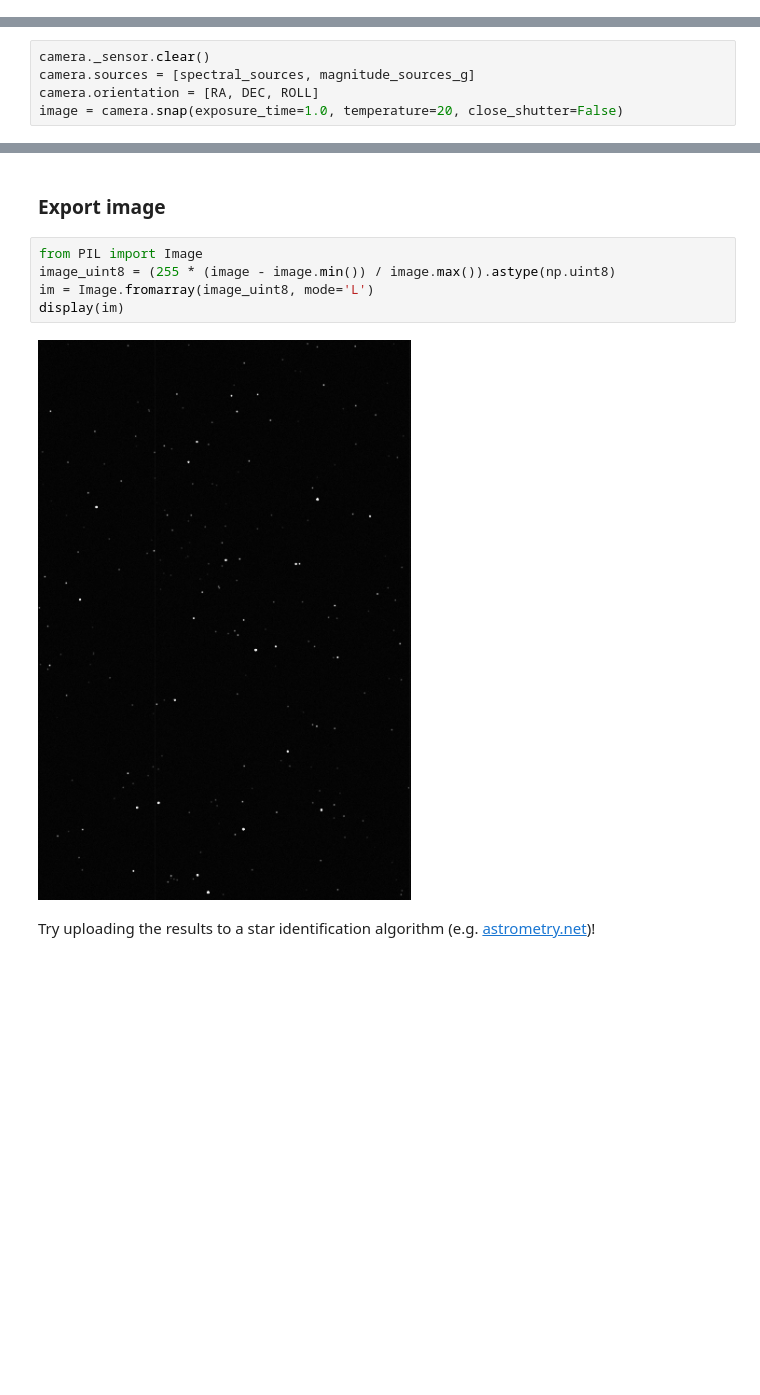
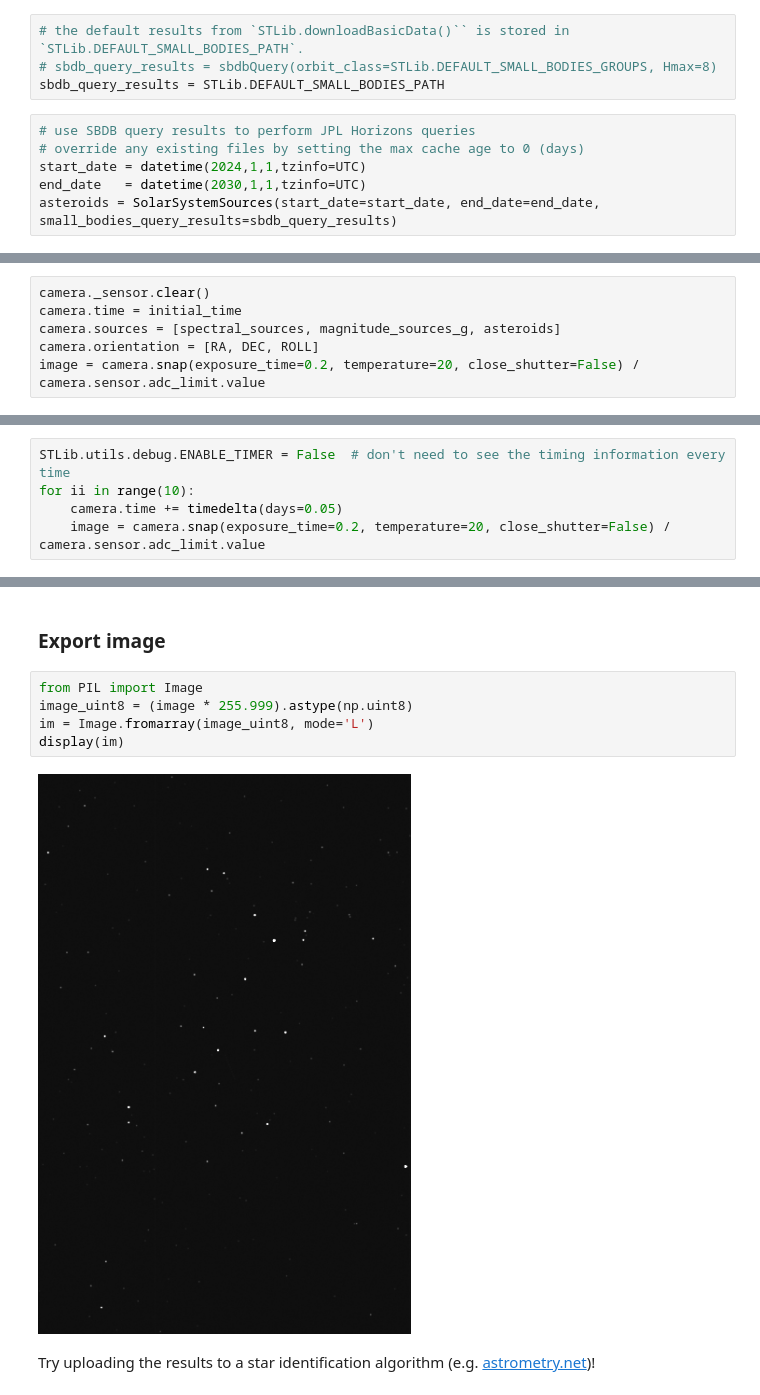
Before and after one commit to TigerHou2/StarSim, a Jupyter notebook: examples/gaia.ipynb, the cells around one changed output, grey strips where cells are left out. Saved outputs shown, nothing was run; the diff lists cells and outputs as text; blank space fills up the shorter version.

```diff
--- a/examples/gaia.ipynb
+++ b/examples/gaia.ipynb
@@ -233,8 +265,19 @@ magnitude_sources_g = MagnitudeSources(
+# %%
+# the default results from `STLib.downloadBasicData()`` is stored in `STLib.DEFAULT_SMALL_BODIES_PATH`.
+# sbdb_query_results = sbdbQuery(orbit_class=STLib.DEFAULT_SMALL_BODIES_GROUPS, Hmax=8)
+sbdb_query_results = STLib.DEFAULT_SMALL_BODIES_PATH
+# %%
+# use SBDB query results to perform JPL Horizons queries
+# override any existing files by setting the max cache age to 0 (days)
+start_date = datetime(2024,1,1,tzinfo=UTC)
+end_date   = datetime(2030,1,1,tzinfo=UTC)
+asteroids = SolarSystemSources(start_date=start_date, end_date=end_date, small_bodies_query_results=sbdb_query_results)
 # %% [markdown]
 ### Generate image
 # %%
 camera._sensor.clear()
-camera.sources = [spectral_sources, magnitude_sources_g]
+camera.time = initial_time
+camera.sources = [spectral_sources, magnitude_sources_g, asteroids]
 camera.orientation = [RA, DEC, ROLL]
-image = camera.snap(exposure_time=1.0, temperature=20, close_shutter=False)
+image = camera.snap(exposure_time=0.2, temperature=20, close_shutter=False) / camera.sensor.adc_limit.value
 # %% [output]
@@ -242,3 +288,8 @@ Function '_applyPSF' took 1.936 seconds.
+# %%
+STLib.utils.debug.ENABLE_TIMER = False  # don't need to see the timing information every time
+for ii in range(10):
+    camera.time += timedelta(days=0.05)
+    image = camera.snap(exposure_time=0.2, temperature=20, close_shutter=False) / camera.sensor.adc_limit.value
 # %%
 fig, ax = plt.subplots()
 im = ax.imshow(image, norm=LogNorm())
@@ -251,11 +302,11 @@ plt.show()
 ### Export image
 # %%
 from PIL import Image
-image_uint8 = (255 * (image - image.min()) / image.max()).astype(np.uint8)
+image_uint8 = (image * 255.999).astype(np.uint8)
 im = Image.fromarray(image_uint8, mode='L')
 display(im)
 # %% [output]
-[figure, old version]
+[figure, new version]
 # %% [markdown]
 Try uploading the results to a star identification algorithm (e.g. [astrometry.net](https://nova.astrometry.net/))!
 # %%
```
Also changed, not shown: parts of 30 cells of this notebook, 9 other files.
